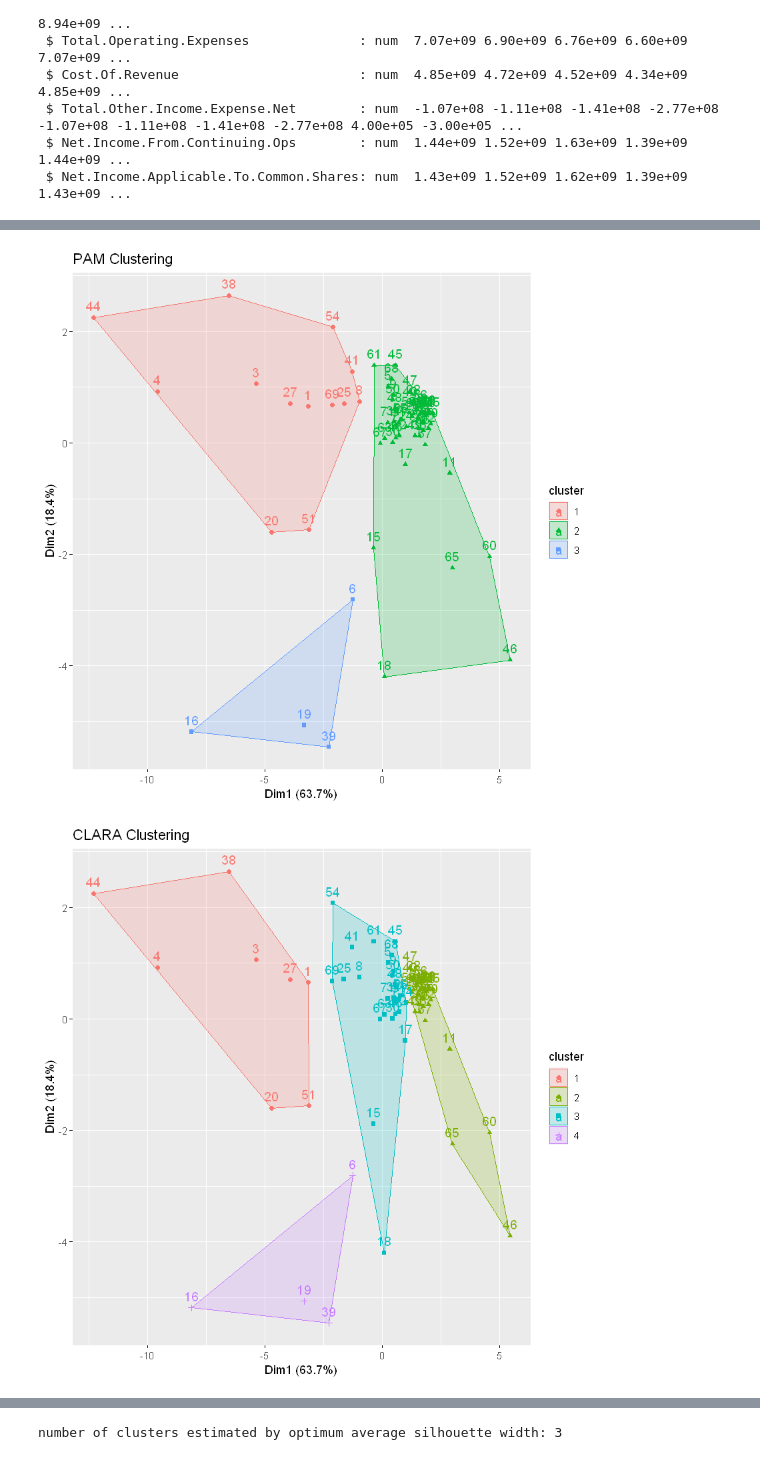
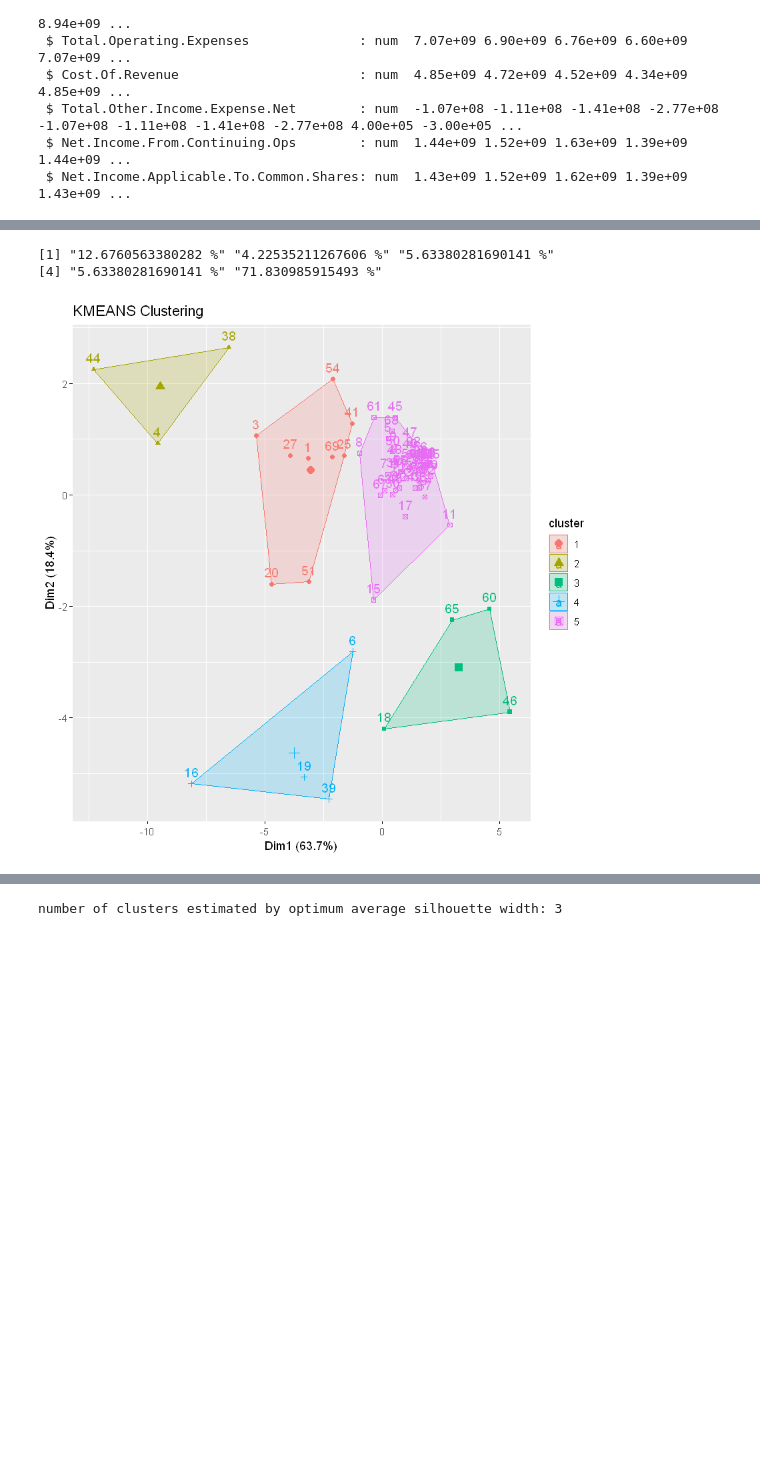
Before and after one commit to Pacholleck/University_Projects, a Jupyter notebook: Unsupervised-Learning/Clustering.ipynb, the cells around one changed output, grey strips where cells are left out. Drawn from its saved outputs; the diff is of its cells as text; code cells hidden in the pictures; blank space fills up the shorter version.

```diff
--- a/Unsupervised-Learning/Clustering.ipynb
+++ b/Unsupervised-Learning/Clustering.ipynb
@@ -203,0 +231,4 @@ df_adj_z <- as.data.frame(lapply(dt_adjust, scale))
+# %%
+df_adj_z.cov<-cov(df_adj_z)
+df_adj_z.eigen<-eigen(df_adj_z.cov)
+df_adj_z.eigen$values
@@ -319,13 +443,15 @@ The downloaded binary packages are in
 # %%
-# k-means
-cluster_km <- kmeans(df_adj_z, 3)
+# kmeans
+cluster_kmeans<-eclust(df_adj_z, "kmeans", k= 5)
+print(paste(cluster_kmeans$size/sum(cluster_kmeans$size)*100,"%"))
 # pam
-cluster_pam<-eclust(df_adj_z, "pam", k= 3)
+#cluster_pam<-eclust(df_adj_z, "pam", k= 5)
 # clara
-cluster_clara<-eclust(df_adj_z, "clara", k=4)
+#cluster_clara<-eclust(df_adj_z, "clara", k=5)
 # %% [output]
+[1] "12.6760563380282 %" "4.22535211267606 %" "5.63380281690141 %"
+[4] "5.63380281690141 %" "71.830985915493 %"
-[figure, old version]
+[figure, new version]
-[figure, removed]
 # %%
 # optimal number of clusters
 install.packages("NbClust")
```
Also changed, not shown: parts of 29 cells of this notebook.
